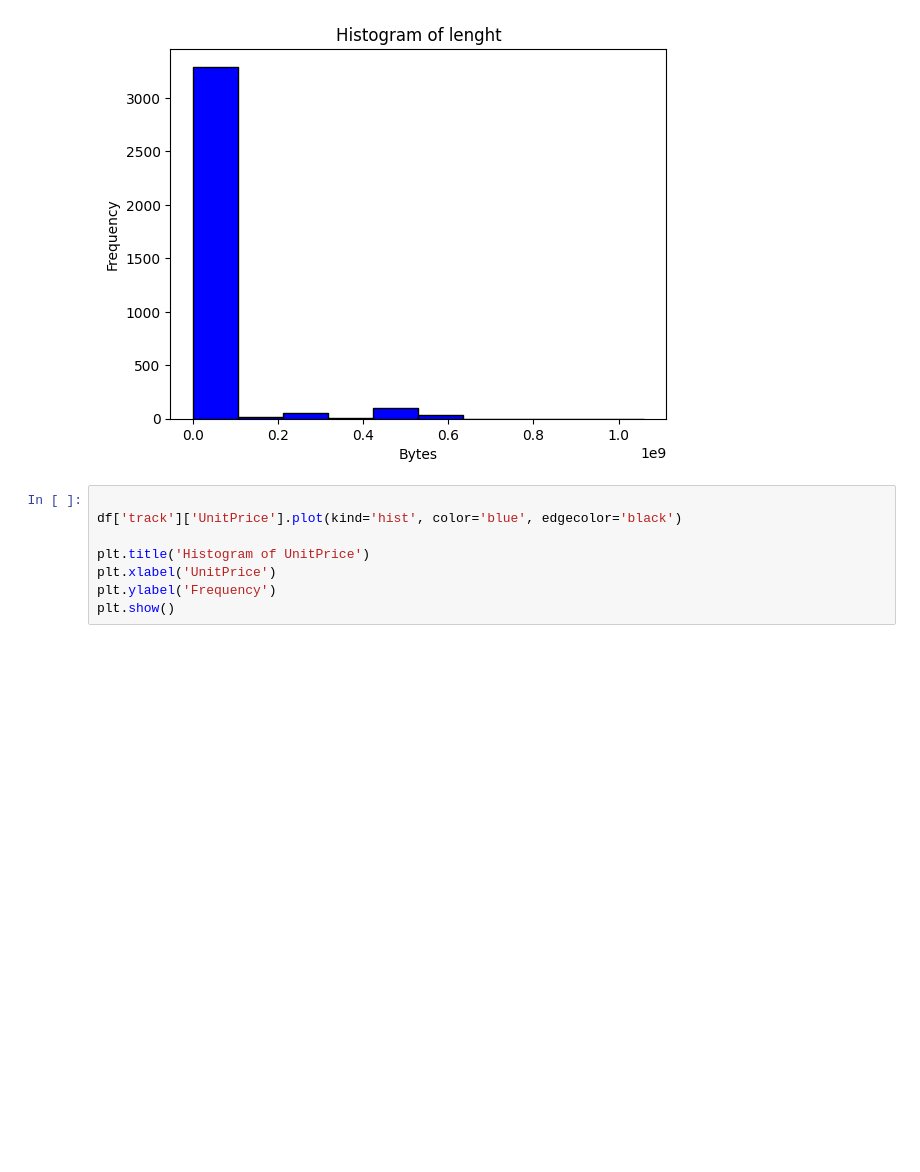
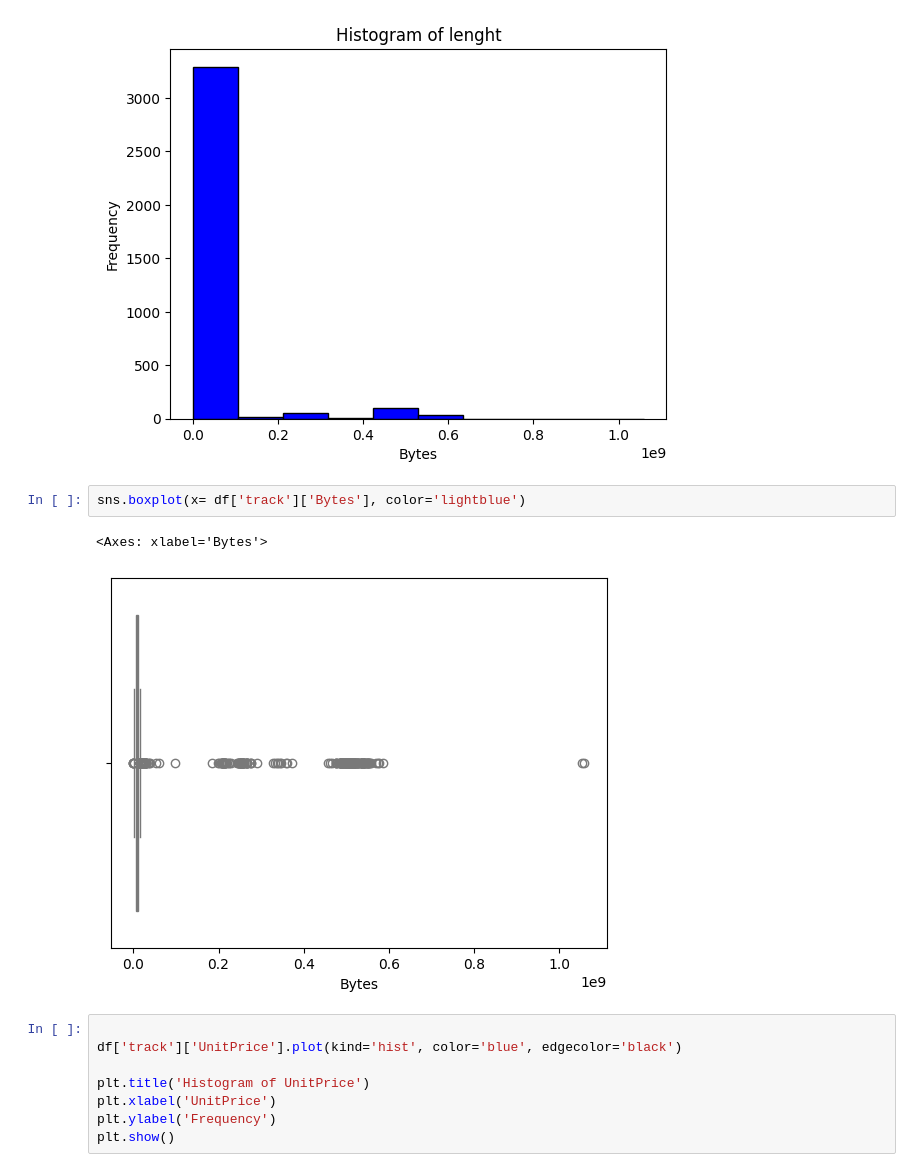
Before and after one commit to Mostafa2rz1/Chinook, a Jupyter notebook: 2.EDA/EDA.ipynb, the cells around one changed output. Cells and saved outputs as stored; diff of their text form; blank space fills up the shorter version.

```diff
--- a/2.EDA/EDA.ipynb
+++ b/2.EDA/EDA.ipynb
@@ -403,6 +411,11 @@ plt.ylabel('Frequency')
 plt.show()
 # %% [output]
 [figure]
+# %%
+sns.boxplot(x= df['track']['Bytes'], color='lightblue')
+# %% [output]
+<Axes: xlabel='Bytes'>
+[figure, added]
 # %%
 
 df['track']['UnitPrice'].plot(kind='hist', color='blue', edgecolor='black')
```
Also changed, not shown: parts of 10 cells of this notebook, 2 other files.
